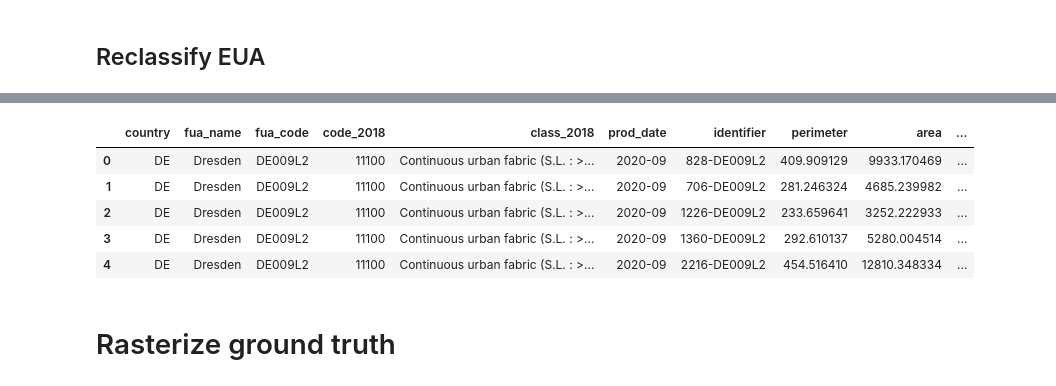
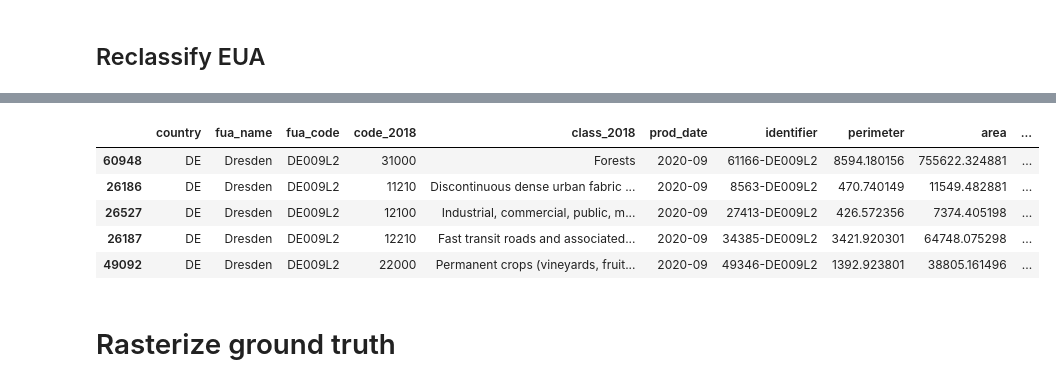
Before and after one commit to japanj/pugs-detection, a Jupyter notebook: notebooks/3_prepare_ground_truth.ipynb, the cells around one changed output, grey strips where cells are left out. Saved outputs shown, nothing was run; the diff lists cells and outputs as text; code cells hidden in the pictures.

```diff
--- a/notebooks/3_prepare_ground_truth.ipynb
+++ b/notebooks/3_prepare_ground_truth.ipynb
@@ -34,5 +34,7 @@ import matplotlib.pyplot as plt
 # Import data
 # %%
 dresden_eua_gpd = gpd.read_file('../data/raw/ground truth/DE009L2_DRESDEN_UA2018_v013.gpkg', layer='DE009L2_DRESDEN_UA2018')
+dresden_boundary = gpd.read_file("../data/raw/boundary/dresden_boundary.geojson")
 # %%
 dresden_eua_gpd = dresden_eua_gpd.to_crs(epsg=4326)
+dresden_boundary = dresden_boundary.to_crs(epsg=4326)
@@ -44 +41,3 @@ cropped_data = dresden_eua_gpd.cx[minx:maxx, miny:maxy]
+# %%
+clipped_eua_dataset = gpd.clip(dresden_eua_gpd, dresden_boundary)
 # %%
@@ -71,5 +68,5 @@ array(['Continuous urban fabric (S.L. : > 80%)',
 # %%
 pugs_class_list = ['Green urban areas', 'Forests', 'Herbaceous vegetation associations (natural grassland, moors...)']
 # %%
-cropped_data['new_class'] = 0
-cropped_data.loc[cropped_data['class_2018'].isin(pugs_class_list), 'new_class'] = 1
+clipped_eua_dataset['new_class'] = 0
+clipped_eua_dataset.loc[clipped_eua_dataset['class_2018'].isin(pugs_class_list), 'new_class'] = 1
@@ -82,10 +73,10 @@ See the caveats in the documentation: https://pandas.pydata.org/pandas-docs/stab
 # %%
-cropped_data.head()
+clipped_eua_dataset.head()
 # %% [output]
 |  | country | fua_name | fua_code | code_2018 | class_2018 | prod_date | identifier | perimeter | area | ... |
-| 0 | DE | Dresden | DE009L2 | 11100 | Continuous urban fabric (S.L. : >... | 2020-09 | 828-DE009L2 | 409.909129 | 9933.170469 | ... |
-| 1 | DE | Dresden | DE009L2 | 11100 | Continuous urban fabric (S.L. : >... | 2020-09 | 706-DE009L2 | 281.246324 | 4685.239982 | ... |
-| 2 | DE | Dresden | DE009L2 | 11100 | Continuous urban fabric (S.L. : >... | 2020-09 | 1226-DE009L2 | 233.659641 | 3252.222933 | ... |
-| 3 | DE | Dresden | DE009L2 | 11100 | Continuous urban fabric (S.L. : >... | 2020-09 | 1360-DE009L2 | 292.610137 | 5280.004514 | ... |
-| 4 | DE | Dresden | DE009L2 | 11100 | Continuous urban fabric (S.L. : >... | 2020-09 | 2216-DE009L2 | 454.516410 | 12810.348334 | ... |
+| 60948 | DE | Dresden | DE009L2 | 31000 | Forests | 2020-09 | 61166-DE009L2 | 8594.180156 | 755622.324881 | ... |
+| 26186 | DE | Dresden | DE009L2 | 11210 | Discontinuous dense urban fabric ... | 2020-09 | 8563-DE009L2 | 470.740149 | 11549.482881 | ... |
+| 26527 | DE | Dresden | DE009L2 | 12100 | Industrial, commercial, public, m... | 2020-09 | 27413-DE009L2 | 426.572356 | 7374.405198 | ... |
+| 26187 | DE | Dresden | DE009L2 | 12210 | Fast transit roads and associated... | 2020-09 | 34385-DE009L2 | 3421.920301 | 64748.075298 | ... |
+| 49092 | DE | Dresden | DE009L2 | 22000 | Permanent crops (vineyards, fruit... | 2020-09 | 49346-DE009L2 | 1392.923801 | 38805.161496 | ... |
 # %%
```
Also changed, not shown: parts of 7 cells of this notebook, 4 other files.
